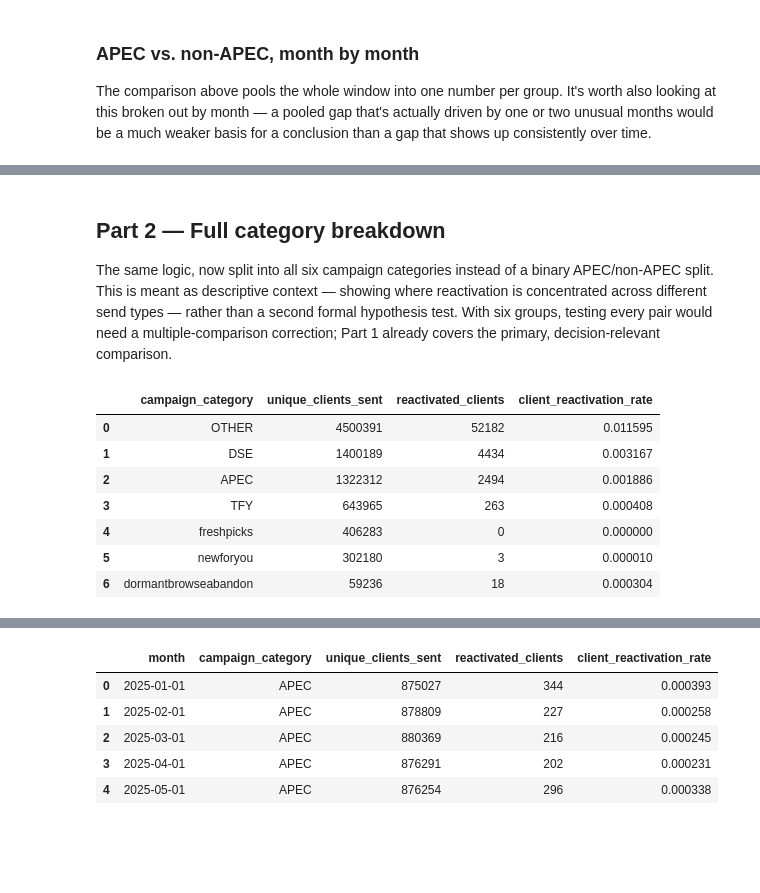
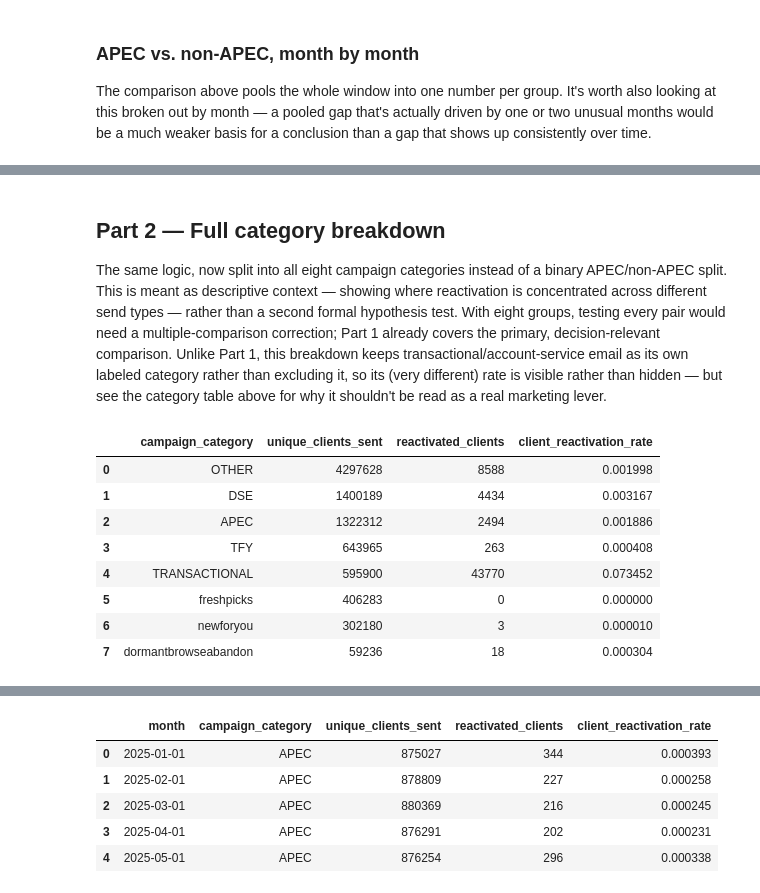
Before and after one commit to sfoyola/sao-sfix-ds, a Jupyter notebook: exp_apec_latent_style_analysis/personalization_impact_v2.ipynb, the cells around one changed output, grey strips where cells are left out. Saved outputs shown, nothing was run; the diff lists cells and outputs as text; code cells hidden in the pictures; blank space fills up the shorter version.

```diff
--- a/exp_apec_latent_style_analysis/personalization_impact_v2.ipynb
+++ b/exp_apec_latent_style_analysis/personalization_impact_v2.ipynb
@@ -351,7 +357,7 @@ plt.show()
 # %% [markdown]
 ## Part 2 — Full category breakdown
 
-The same logic, now split into all six campaign categories instead of a binary APEC/non-APEC split. This is meant as descriptive context — showing where reactivation is concentrated across different send types — rather than a second formal hypothesis test. With six groups, testing every pair would need a multiple-comparison correction; Part 1 already covers the primary, decision-relevant comparison.
+The same logic, now split into all eight campaign categories instead of a binary APEC/non-APEC split. This is meant as descriptive context — showing where reactivation is concentrated across different send types — rather than a second formal hypothesis test. With eight groups, testing every pair would need a multiple-comparison correction; Part 1 already covers the primary, decision-relevant comparison. Unlike Part 1, this breakdown keeps transactional/account-service email as its own labeled category rather than excluding it, so its (very different) rate is visible rather than hidden — but see the category table above for why it shouldn't be read as a real marketing lever.
 # %%
 category_query = f"""--sql
 WITH sends AS (
@@ -377,6 +383,7 @@ categorized_sends AS (
         client_id, sent_timestamp, send_utm_content,
         CASE
             WHEN send_utm_campaign LIKE '%apec%' THEN 'APEC'
+            WHEN send_utm_campaign LIKE '%transactional%' THEN 'TRANSACTIONAL'
             WHEN send_utm_campaign LIKE '%dse%' THEN 'DSE'
             WHEN send_utm_campaign LIKE '%tfy%' THEN 'TFY'
             WHEN send_utm_campaign LIKE '%dormantbrowseabandon%' THEN 'dormantbrowseabandon'
@@ -406,40 +413,41 @@ attributed_demand AS (
         ON e.active_session_id = ms.active_session_id
     WHERE e.demand_type IN ('fix', 'direct_buy')
 ),
 client_category AS (
     -- one row per client per category: did they reactivate at all under this category
     SELECT
         d.client_id,
         d.campaign_category,
         MAX(CASE WHEN a.client_id IS NOT NULL THEN 1 ELSE 0 END) AS client_reactivated
     FROM categorized_sends d
     LEFT JOIN attributed_demand a
         ON d.client_id = a.client_id
         AND d.sent_timestamp = a.sent_timestamp
         AND d.campaign_category = a.campaign_category
     GROUP BY 1, 2
 )
 SELECT
     campaign_category,
     COUNT(DISTINCT client_id) AS unique_clients_sent,
     SUM(client_reactivated) AS reactivated_clients,
     CAST(SUM(client_reactivated) AS DOUBLE) / COUNT(DISTINCT client_id) AS client_reactivation_rate
 FROM client_category
 GROUP BY 1
 ORDER BY unique_clients_sent DESC
 """
 
 category_df = query(category_query)
 category_df
 # %% [output]
 |  | campaign_category | unique_clients_sent | reactivated_clients | client_reactivation_rate |
-| 0 | OTHER | 4500391 | 52182 | 0.011595 |
+| 0 | OTHER | 4297628 | 8588 | 0.001998 |
 | 1 | DSE | 1400189 | 4434 | 0.003167 |
 | 2 | APEC | 1322312 | 2494 | 0.001886 |
 | 3 | TFY | 643965 | 263 | 0.000408 |
-| 4 | freshpicks | 406283 | 0 | 0.000000 |
-| 5 | newforyou | 302180 | 3 | 0.000010 |
-| 6 | dormantbrowseabandon | 59236 | 18 | 0.000304 |
+| 4 | TRANSACTIONAL | 595900 | 43770 | 0.073452 |
+| 5 | freshpicks | 406283 | 0 | 0.000000 |
+| 6 | newforyou | 302180 | 3 | 0.000010 |
+| 7 | dormantbrowseabandon | 59236 | 18 | 0.000304 |
 # %%
 category_df[['ci_low', 'ci_high']] = category_df.apply(
     lambda r: pd.Series(proportion_confint(r['reactivated_clients'], r['unique_clients_sent'], alpha=ALPHA, method='wilson')),
```
Also changed, not shown: parts of 13 cells of this notebook, 7 other files.
